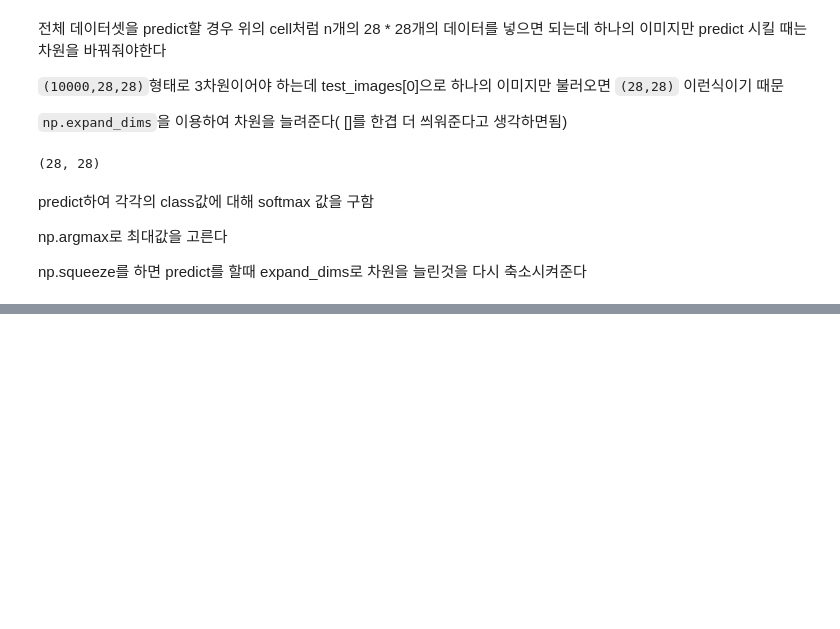
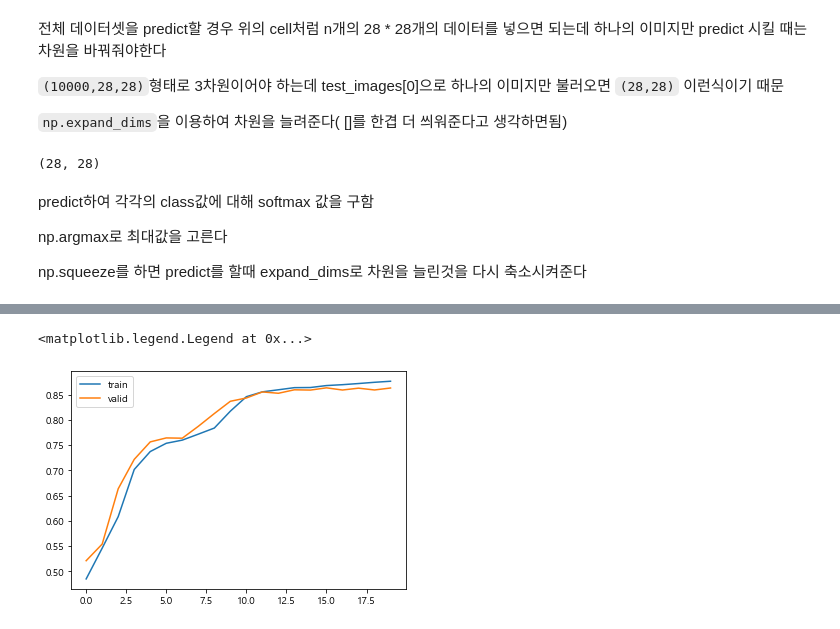
Before and after one commit to ksh960910/DeepLearning, a Jupyter notebook: fashion-mnist-dense.ipynb, the cells around one changed output, grey strips where cells are left out. Cells and saved outputs as stored; diff of their text form; code cells hidden in the pictures; blank space fills up the shorter version.

Commit message:
comparing accuracy with train/valid data added

```diff
--- a/fashion-mnist-dense.ipynb
+++ b/fashion-mnist-dense.ipynb
@@ -133,0 +128,14 @@ model.evaluate(test_images, test_oh_labels, batch_size=64)
+# %%
+from sklearn.model_selection import train_test_split
+
+(train_images, train_labels), (test_images, test_labels) = fashion_mnist.load_data()
+tr_images, val_images, tr_labels, val_labels = train_test_split(train_images, train_labels,
+                                                               test_size=0.15,
+                                                               random_state=23)
+
+print(tr_images.shape, val_images.shape)
+
+tr_oh_labels = to_categorical(tr_labels)
+val_oh_labels = to_categorical(val_labels)
+
+print(tr_oh_labels.shape, val_oh_labels.shape)
@@ -133,0 +145,12 @@ model.evaluate(test_images, test_oh_labels, batch_size=64)
+# %%
+model = Sequential([
+    Flatten(input_shape=(28,28)),
+    Dense(100, activation='relu'),
+    Dense(30, activation='relu'),
+    Dense(10, activation='softmax')
+])
+
+model.compile(optimizer=Adam(0.001), loss='categorical_crossentropy', metrics=['accuracy'])
+
+history = model.fit(x=tr_images, y=tr_oh_labels, batch_size=32, epochs=20, verbose=1,
+                   validation_data=(val_images, val_oh_labels))
@@ -133,0 +179,10 @@ model.evaluate(test_images, test_oh_labels, batch_size=64)
+# %%
+import matplotlib.pyplot as plt
+%matplotlib inline
+
+plt.plot(history.history['accuracy'], label='train')
+plt.plot(history.history['val_accuracy'], label='valid')
+plt.legend()
+# %% [output]
+<matplotlib.legend.Legend at 0x...>
+[figure, added]
```
Also changed, not shown: parts of 9 cells of this notebook.
